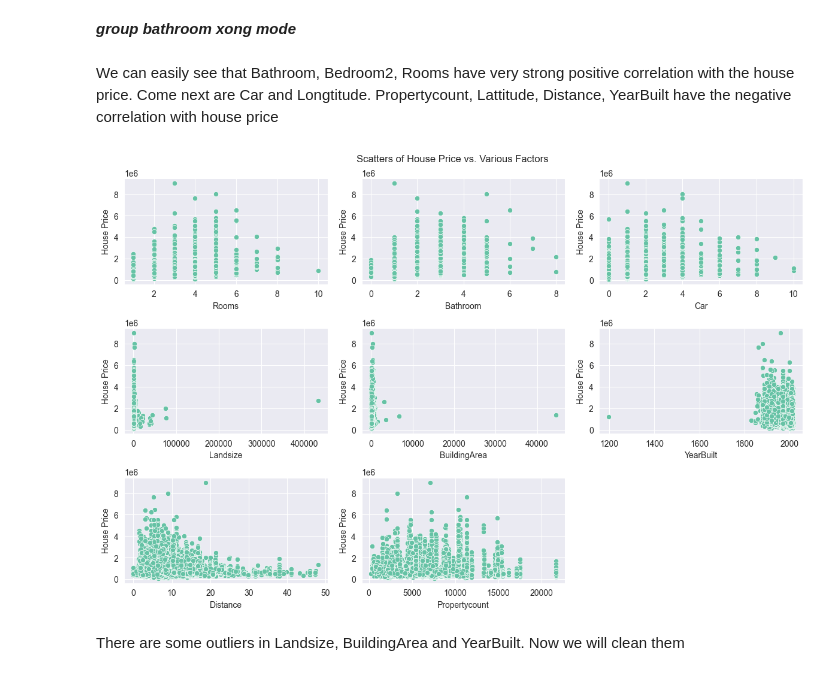
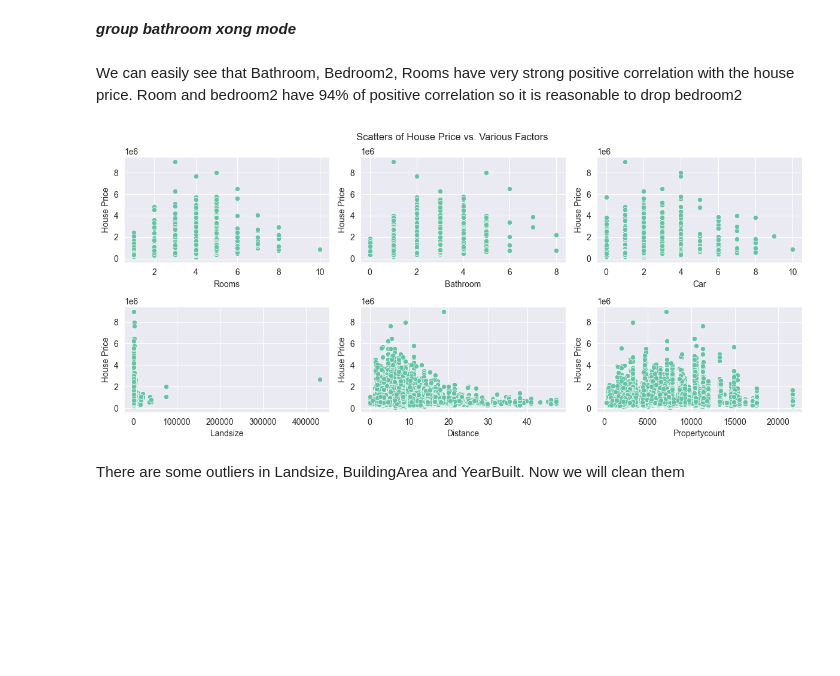
Before and after one commit to tien29CE/Practice-house-s-price-predicting, a Jupyter notebook: Real_estate_price_predicting.ipynb, the cells around one changed output. Saved outputs shown, nothing was run; the diff lists cells and outputs as text; code cells hidden in the pictures; blank space fills up the shorter version.

```diff
--- a/Real_estate_price_predicting.ipynb
+++ b/Real_estate_price_predicting.ipynb
@@ -130,6 +140,6 @@ I will drop the Address, Postcode column because it does not affect to the price
+# %%
+dataset.drop(['BuildingArea', 'YearBuilt'], inplace= True, axis = 1)
 # %%
 import numpy as np
-#List of NaN which we will replace with mode
-replace_with_mode = ['BuildingArea', 'YearBuilt', 'CouncilArea']
-for col in replace_with_mode:
-  dataset[col].replace(np.nan, dataset[col].mode()[0], inplace = True)
+dataset['Car'].replace(np.nan, 0, inplace = True)
+dataset.dropna(inplace=True)
@@ -155,16 +163,15 @@ Longtitude       0
 Regionname       0
 Propertycount    0
 dtype: int64
-# %%
-dataset.drop(['Address','Postcode', 'Date', 'Longtitude', 'Lattitude', 'SellerG'], axis = 1, inplace = True)
 # %% [markdown]
 Now all the column is non-null. Next, we will convert datatype of columns which are more suitable for calculation
 # %%
 dataset['Car'] = dataset['Car'].astype(int)
-dataset['YearBuilt'] = dataset['YearBuilt'].astype(int)
+# dataset['YearBuilt'] = dataset['YearBuilt'].astype(int)
 dataset['Propertycount'] = dataset['Propertycount'].astype(int)
 dataset['Bedroom2'] = dataset['Bedroom2'].astype(int)
 dataset['Bathroom'] = dataset['Bathroom'].astype(int)
+dataset['Price'] = dataset['Price'].astype(float)
 dataset.dtypes
 # %% [output]
 Suburb            object
@@ -201,32 +237,32 @@ plt.show()
 # %% [markdown]
 ***group bathroom xong mode***
 # %% [markdown]
-We can easily see that Bathroom, Bedroom2, Rooms have very strong positive correlation with the house price. Come next are Car and Longtitude. Propertycount, Lattitude, Distance, YearBuilt have the negative correlation with house price
+We can easily see that Bathroom, Bedroom2, Rooms have very strong positive correlation with the house price. Room and bedroom2 have 94% of positive correlation so it is reasonable to drop bedroom2
 # %%
 dataset.drop('Bedroom2', axis = 1, inplace = True)
 # %%
-factors = ['Rooms', 'Bathroom', 'Car', 'Landsize', 'BuildingArea', 'YearBuilt', 'Distance', 'Propertycount']
+factors = ['Rooms', 'Bathroom', 'Car', 'Landsize', 'Distance', 'Propertycount']
 
 def scatter_factors_vs_house_price():
   plt.figure(figsize=(12, 10))
   # Iterate through the factors and create scatter for each
   for i, factor in enumerate(factors):
       plt.subplot(4, 3, i + 1)  # 3 rows, 3 columns, i+1 specifies the position
       sns.scatterplot(x=factor, y='Price', data=dataset)
       plt.xlabel(factor)
       plt.ylabel('House Price')
 
   # Add a title
   plt.suptitle('Scatters of House Price vs. Various Factors')
 
   # Adjust subplot layout
   plt.tight_layout()
 
   # Show the plots
   plt.show()
 
 scatter_factors_vs_house_price()
 # %% [output]
-[figure, old version]
+[figure, new version]
 # %% [markdown]
 There are some outliers in Landsize, BuildingArea and YearBuilt. Now we will clean them
```
Also changed, not shown: parts of 37 cells of this notebook, 1 other file.
